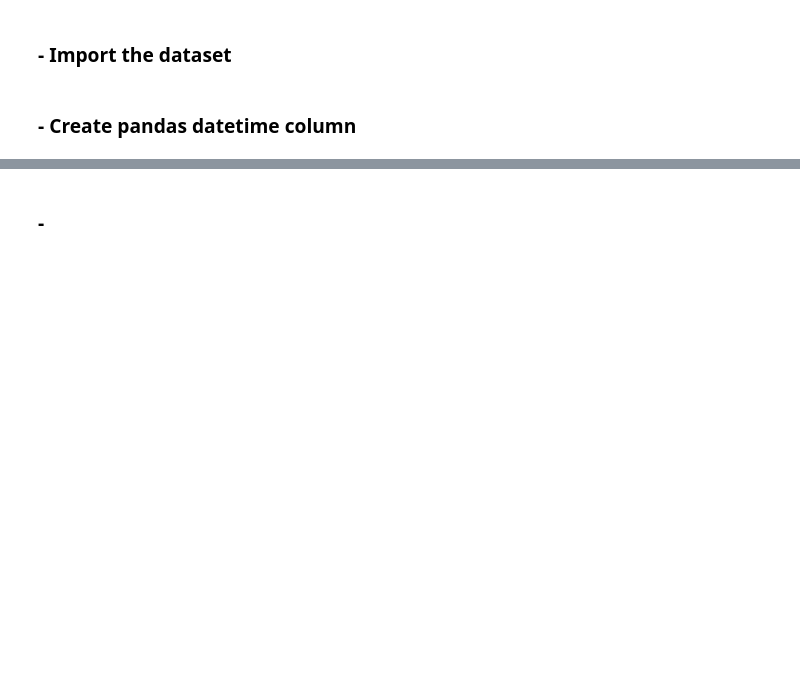
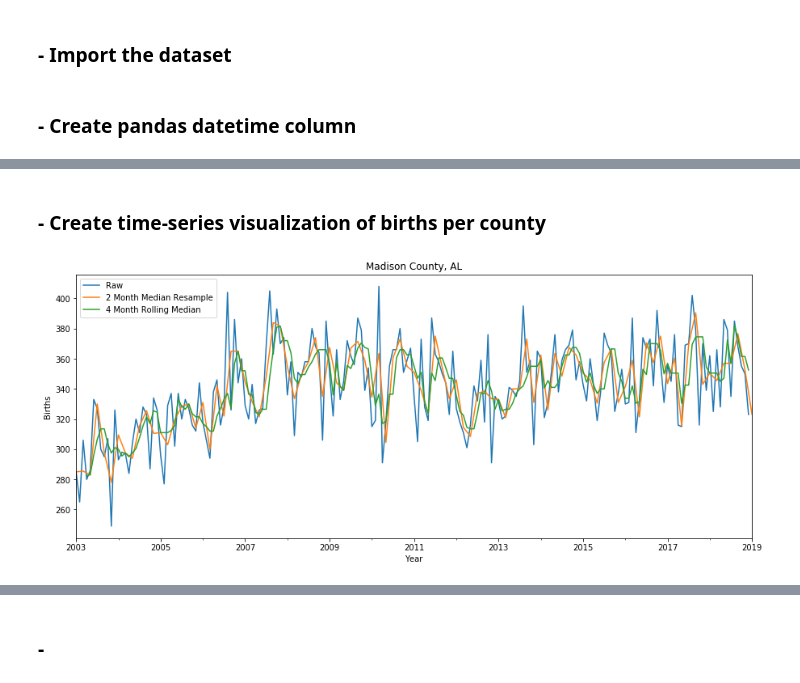
Before and after one commit to Data-Science-Link/Baby_Boom, a Jupyter notebook: scripts/EDA.ipynb, the cells around one changed output, grey strips where cells are left out. Cells and saved outputs as stored; diff of their text form; code cells hidden in the pictures; blank space fills up the shorter version.

```diff
--- a/scripts/EDA.ipynb
+++ b/scripts/EDA.ipynb
@@ -23,0 +22,27 @@ df.sample(3)
+# %%
+df['State Acronym'] = df['County'][0][-2:]
+df[['CTY','temp']] = df['County'].str.split(',', expand=True)
+df.drop(columns=['temp'], inplace=True)
+
+df.sample(3)
+
+df.columns.to_list()
+
+col_lst = ['Year',
+           'Month',
+           'Month Code',
+           'DT',
+           'State',
+           'State Acronym',
+           'State Code',
+           'County',
+           'CTY',
+           'County Code',
+           'Births',
+           'Average Age of Mother',
+           'Average LMP Gestational Age',
+           'Notes']
+
+df = df[col_lst]
+del col_lst
+df.sample(3)
@@ -23,0 +54,19 @@ df.sample(3)
+# %% [markdown]
+### - Create time-series visualization of births per county
+# %%
+lst_county_codes = list(df['County Code'].unique())
+
+df_county = df[df['County Code']==lst_county_codes[5]]
+df_county.index = df_county['DT']
+df_county.head(2)
+
+df_county['Births'].plot(figsize=(15,6), legend=True, label='Raw')
+df_county['Births'].resample("2m").median().plot(figsize=(15,6), legend=True, label='2 Month Median Resample')
+df_county['Births'].rolling(4).median().plot(figsize=(15,6), legend=True, label='4 Month Rolling Median')
+
+plt.xlabel('Year')
+plt.ylabel('Births')
+plt.title(df['County'][5])
+plt.show()
+# %% [output]
+[figure, added]
```
Also changed, not shown: parts of 9 cells of this notebook.
